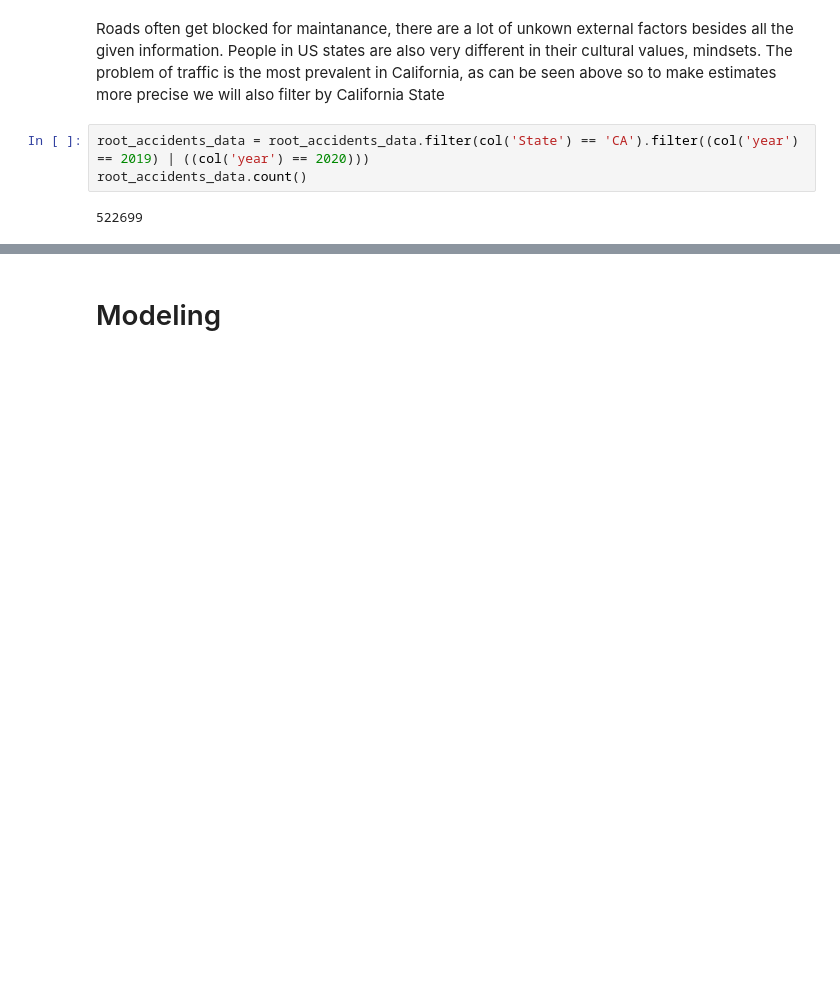
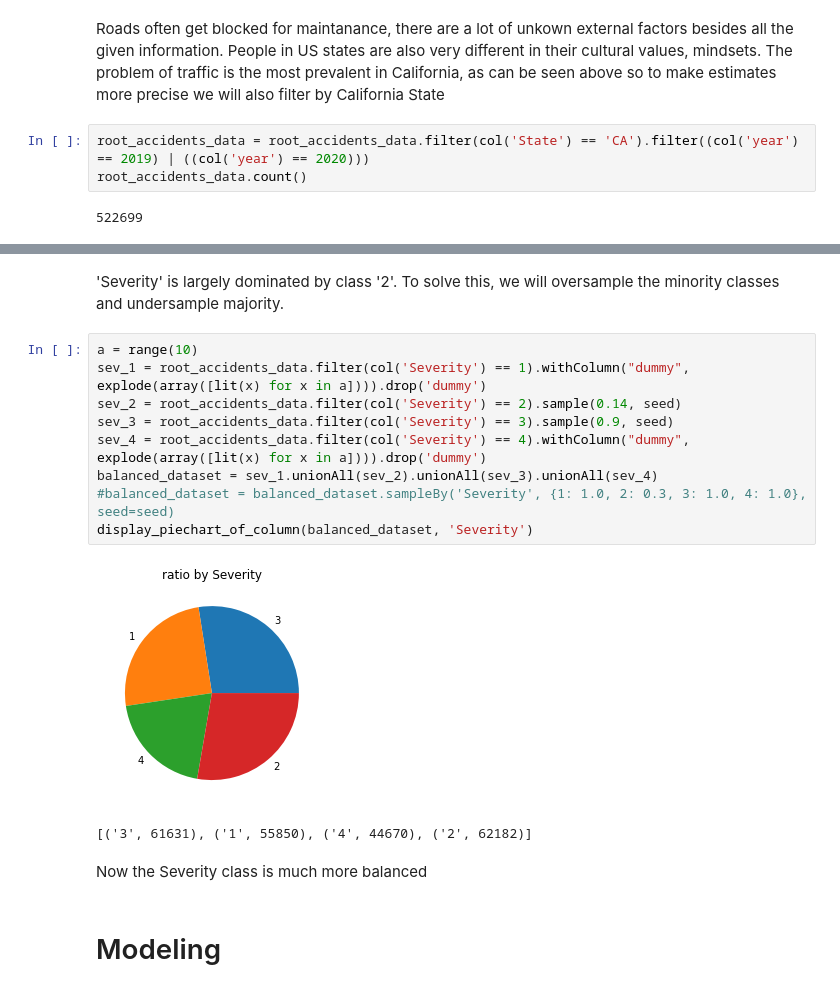
Before and after one commit to glebgalkin/SOEN471Winter, a Jupyter notebook: US Accidents technical analysis and regression.ipynb, the cells around one changed output, grey strips where cells are left out. Drawn from its saved outputs; the diff is of its cells as text; blank space fills up the shorter version.

```diff
--- a/US Accidents technical analysis and regression.ipynb
+++ b/US Accidents technical analysis and regression.ipynb
@@ -195,3 +205,19 @@ root_accidents_data.count()
+# %% [markdown]
+'Severity' is largely dominated by class '2'. To solve this, we will oversample the minority classes and undersample majority.
+# %%
+a = range(10)
+sev_1 = root_accidents_data.filter(col('Severity') == 1).withColumn("dummy", explode(array([lit(x) for x in a]))).drop('dummy')
+sev_2 = root_accidents_data.filter(col('Severity') == 2).sample(0.14, seed)
+sev_3 = root_accidents_data.filter(col('Severity') == 3).sample(0.9, seed)
+sev_4 = root_accidents_data.filter(col('Severity') == 4).withColumn("dummy", explode(array([lit(x) for x in a]))).drop('dummy')
+balanced_dataset = sev_1.unionAll(sev_2).unionAll(sev_3).unionAll(sev_4)
+#balanced_dataset = balanced_dataset.sampleBy('Severity', {1: 1.0, 2: 0.3, 3: 1.0, 4: 1.0}, seed=seed)
+display_piechart_of_column(balanced_dataset, 'Severity')
+# %% [output]
+[figure, added]
+[('3', 61631), ('1', 55850), ('4', 44670), ('2', 62182)]
+# %% [markdown]
+Now the Severity class is much more balanced
 # %% [markdown]
 # Modeling
 # %%
```
Also changed, not shown: parts of 18 cells of this notebook, 1 other file.
